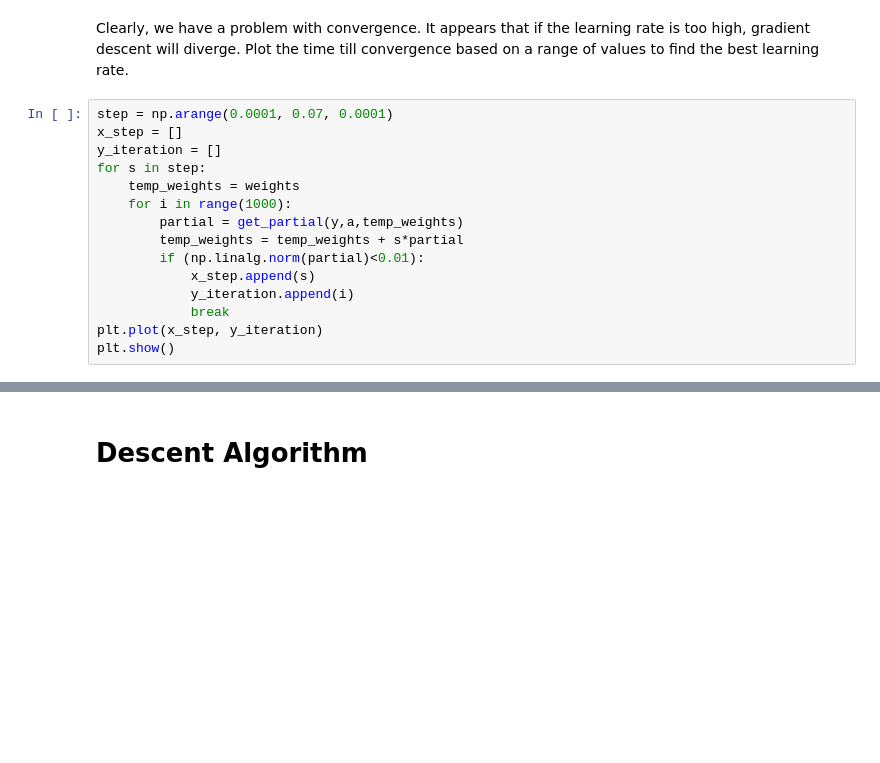
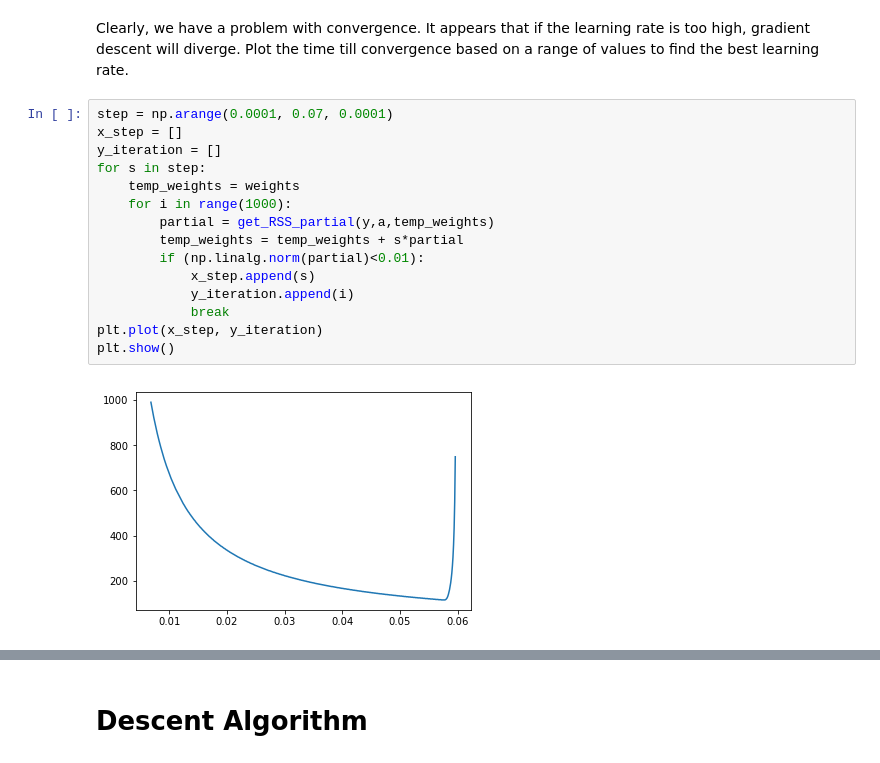
Before and after one commit to grantcooksey/mlcoursera, a Jupyter notebook: regression/Step+Size.ipynb, the cells around one changed output, grey strips where cells are left out. Drawn from its saved outputs; the diff is of its cells as text; blank space fills up the shorter version.

```diff
--- a/regression/Step+Size.ipynb
+++ b/regression/Step+Size.ipynb
@@ -69,17 +73,19 @@ Clearly, we have a problem with convergence. It appears that if the learning rat
 # %%
 step = np.arange(0.0001, 0.07, 0.0001)
 x_step = []
 y_iteration = []
 for s in step:
     temp_weights = weights
     for i in range(1000):
-        partial = get_partial(y,a,temp_weights)
+        partial = get_RSS_partial(y,a,temp_weights)
         temp_weights = temp_weights + s*partial
         if (np.linalg.norm(partial)<0.01):
             x_step.append(s)
             y_iteration.append(i)
             break
 plt.plot(x_step, y_iteration)
 plt.show()
+# %% [output]
+[figure, added]
 # %%
 pd.Series(y_iteration, index=x_step).idxmin()
```
Also changed, not shown: parts of 9 cells of this notebook, 2 other files.
